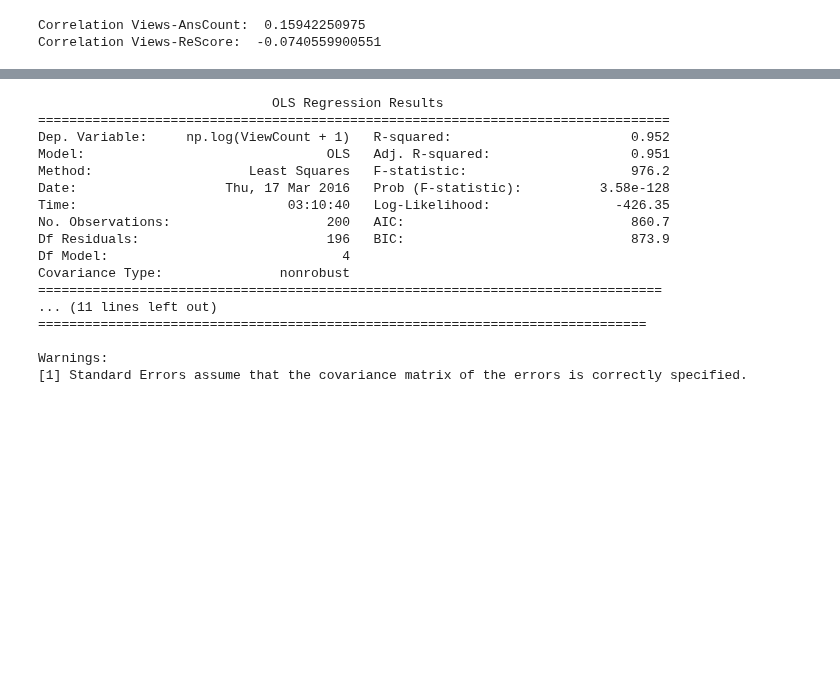
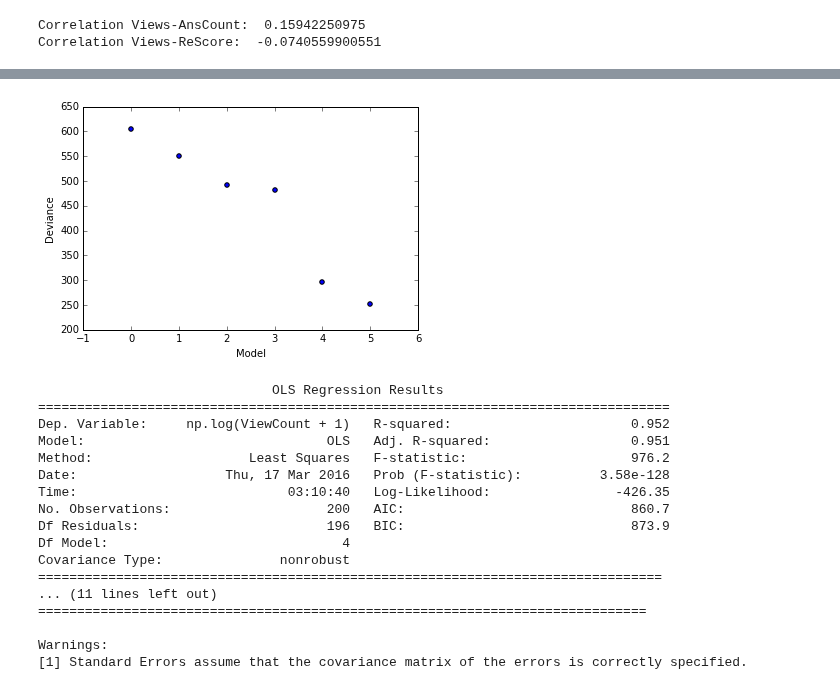
Before and after one commit to JoelDan192/Predictive-model-for-the-voting-system-in-SE-network, a Jupyter notebook: spanish_site/Regression_views.ipynb, the cells around one changed output, grey strips where cells are left out. Saved outputs shown, nothing was run; the diff lists cells and outputs as text; code cells hidden in the pictures; blank space fills up the shorter version.

```diff
--- a/spanish_site/Regression_views.ipynb
+++ b/spanish_site/Regression_views.ipynb
@@ -94,3 +113,10 @@ rslt = mod.fit(method='bfgs')
+# %%
+plt.scatter(range(len(devs)),devs)
+plt.xlabel('Model')
+plt.ylabel('Deviance')
+plt.savefig('AODevianceView.pdf',format='pdf')
+# %% [output]
+[figure, added]
 # %%
 mod_ols = smf.ols(formula='np.log(ViewCount + 1) ~ ReScore + FavCount + AnsCount + CommentCount - 1', data=questions)
 res = mod_ols.fit()
```
Also changed, not shown: parts of 3 cells of this notebook, 2 other files.
